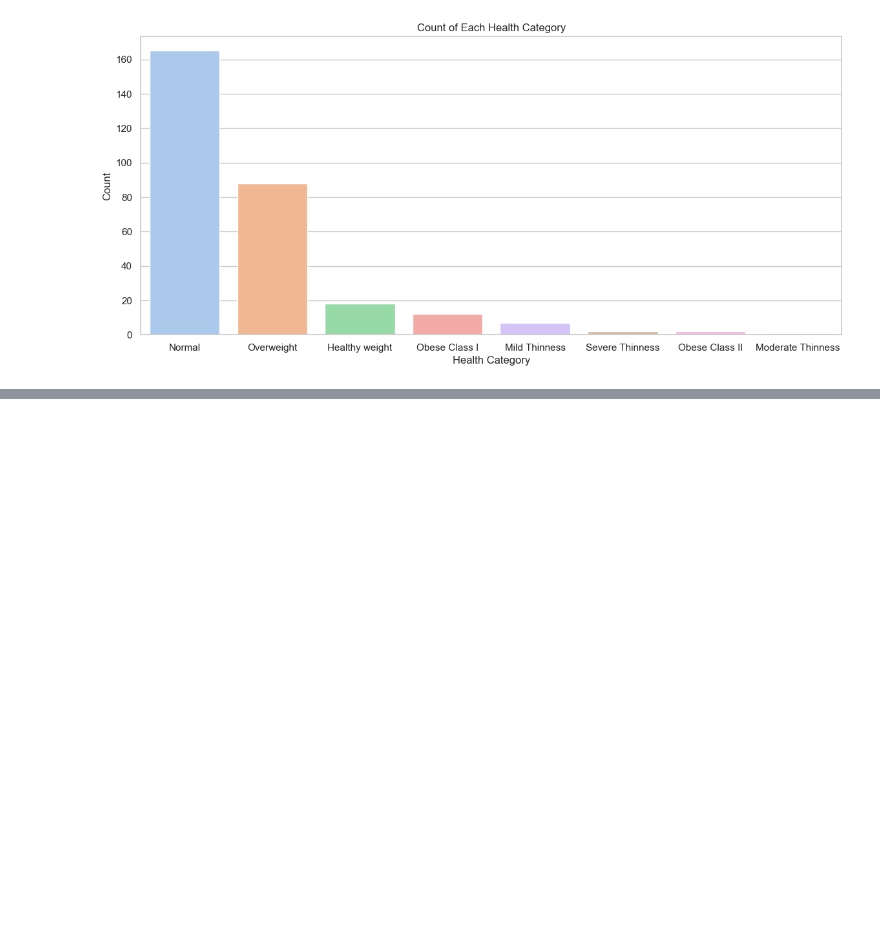
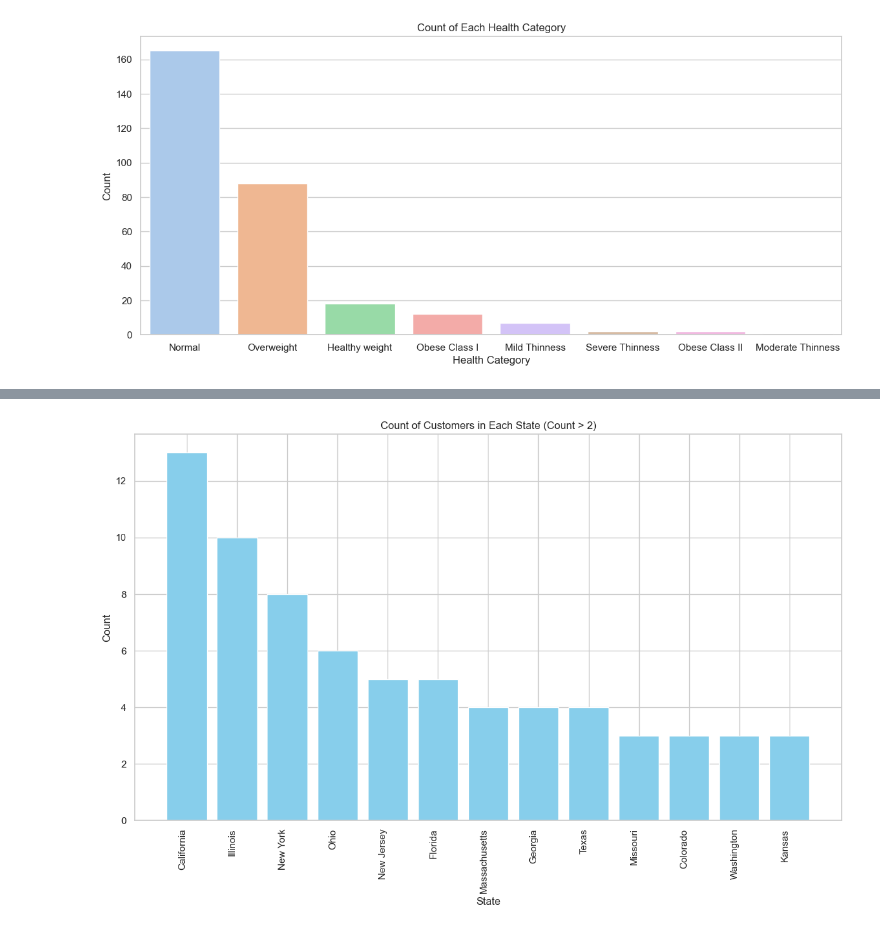
Before and after one commit to jsmither10/client_data_analysis, a Jupyter notebook: data_vizualization.ipynb, the cells around one changed output, grey strips where cells are left out. Saved outputs shown, nothing was run; the diff lists cells and outputs as text; code cells hidden in the pictures; blank space fills up the shorter version.

```diff
--- a/data_vizualization.ipynb
+++ b/data_vizualization.ipynb
@@ -90,2 +155,20 @@ plt.show()
+# %%
+# Filter states with count higher than 2
+state_counts_filtered = state_counts_df[state_counts_df['count'] > 2]
+
+# Sort the filtered data based on the count in descending order
+state_counts_sorted = state_counts_filtered.sort_values(by='count', ascending=False)
+
+# Create a bar chart
+plt.figure(figsize=(12, 8))
+plt.bar(state_counts_sorted['address.state'], state_counts_sorted['count'], color='skyblue')
+plt.xlabel("State")
+plt.ylabel("Count")
+plt.title("Count of Customers in Each State (Count > 2)")
+plt.xticks(rotation=90, ha='right')
+plt.tight_layout()
+plt.show()
+# %% [output]
+[figure, added]
 # %%
 # %% [output]
```
Also changed, not shown: parts of 6 cells of this notebook.
